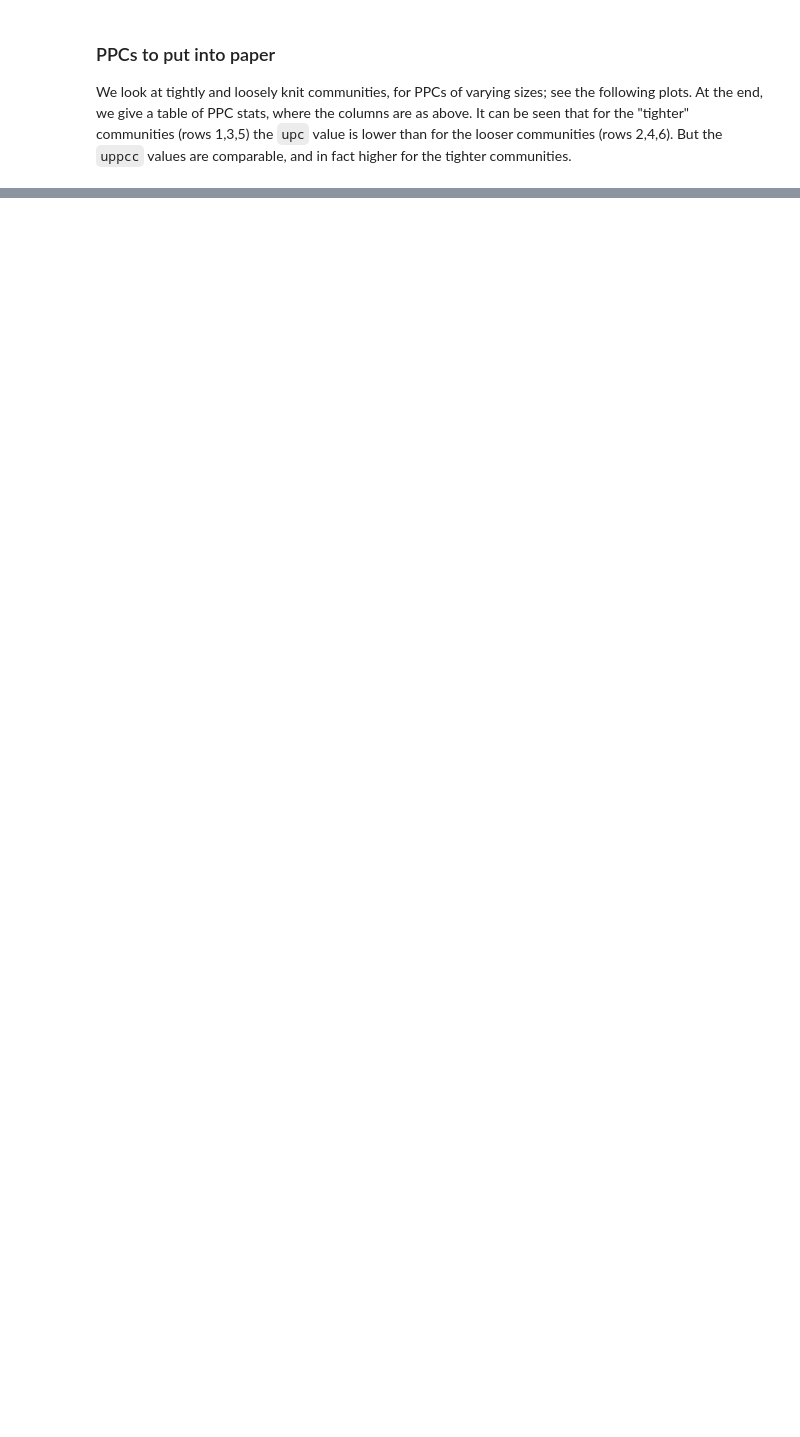
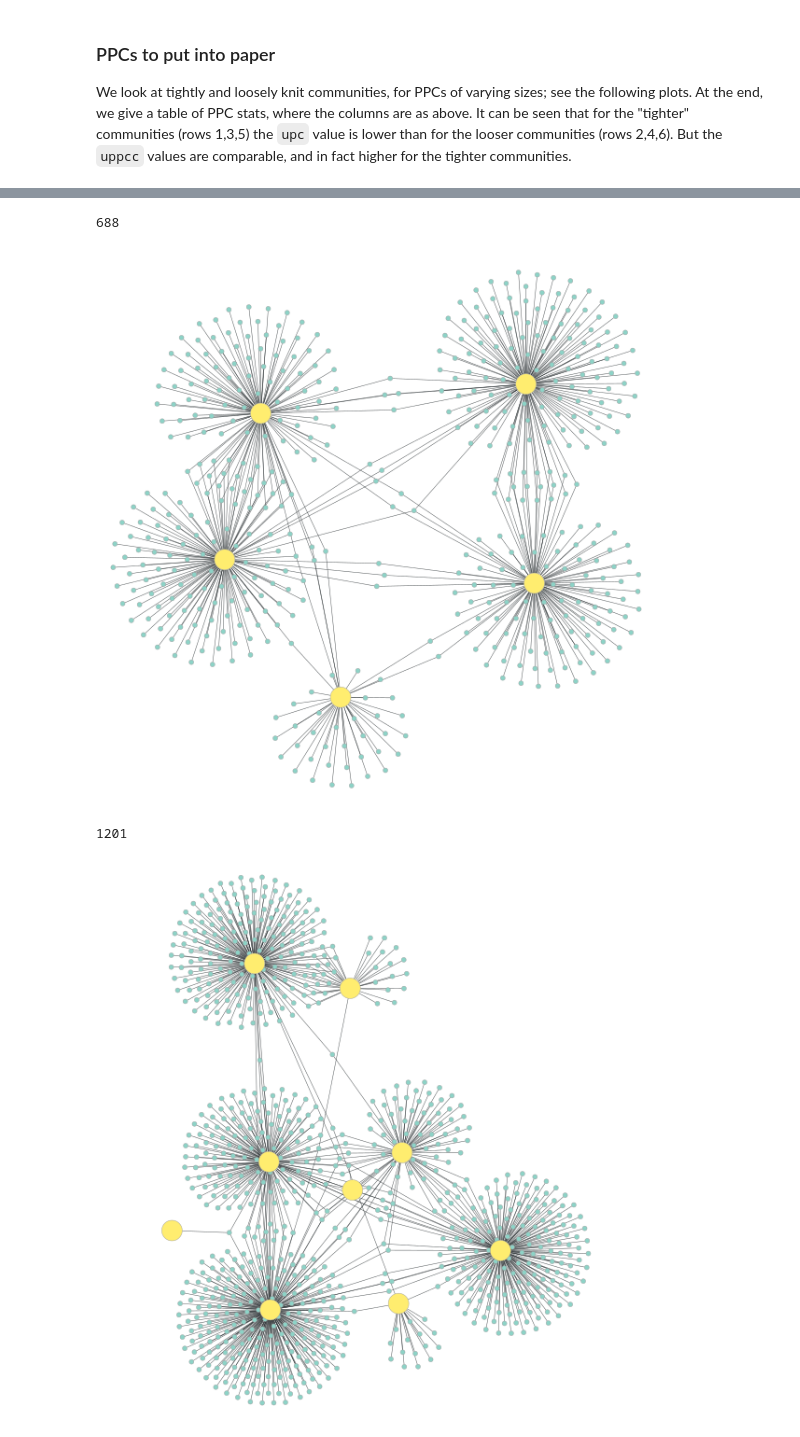
Before and after one commit to CBDRH/GP-networks, a Jupyter notebook: py/supplemental.ipynb, the cells around one changed output, grey strips where cells are left out. Drawn from its saved outputs; the diff is of its cells as text; code cells hidden in the pictures; blank space fills up the shorter version.

```diff
--- a/py/supplemental.ipynb
+++ b/py/supplemental.ipynb
@@ -170,0 +256,11 @@ for k in ks:
+# %%
+pick_k_loose = [688, 1201, 1101]
+# %%
+for k in pick_k_loose:
+    print(k)
+    mbs.plot_PPCgraph(mbs.PPCgraph(s, k))
+# %% [output]
+688
+[figure, added]
+1201
+[figure, added]
```
Also changed, not shown: parts of 35 cells of this notebook.
